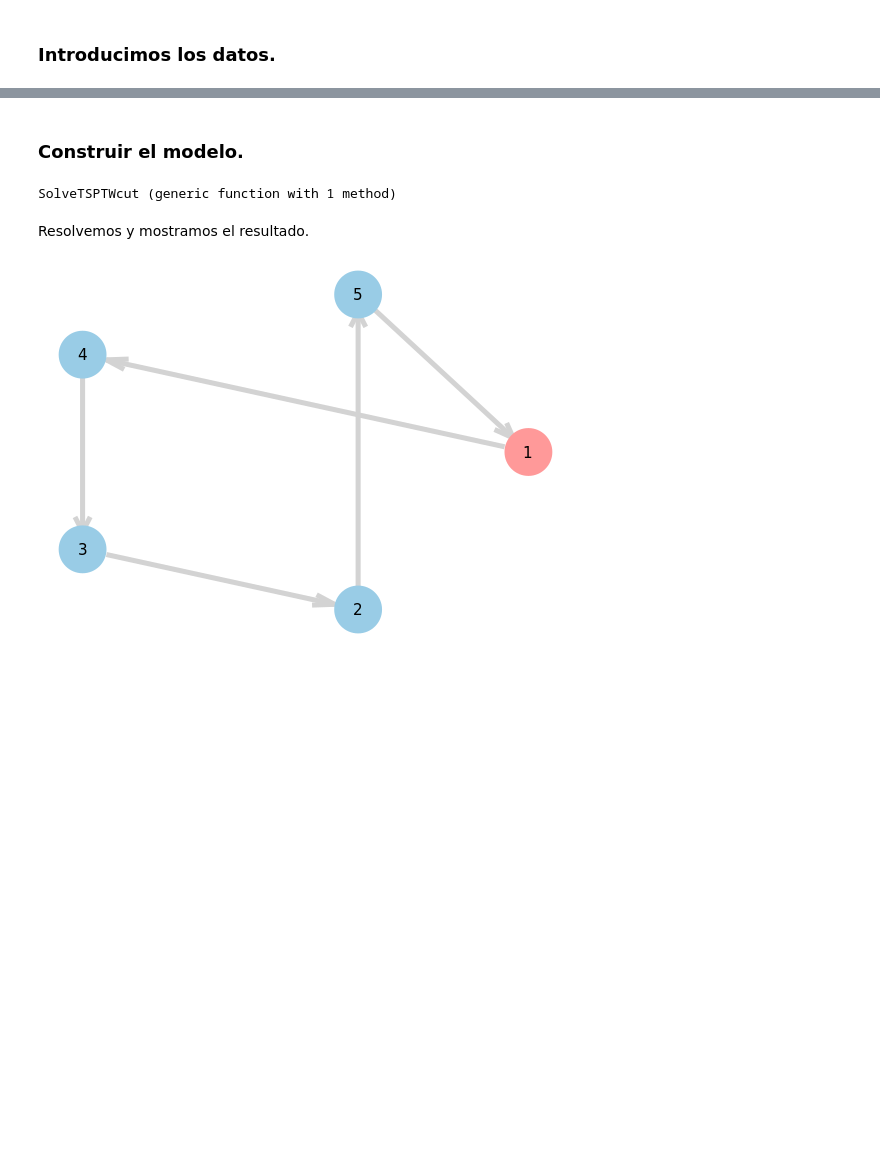
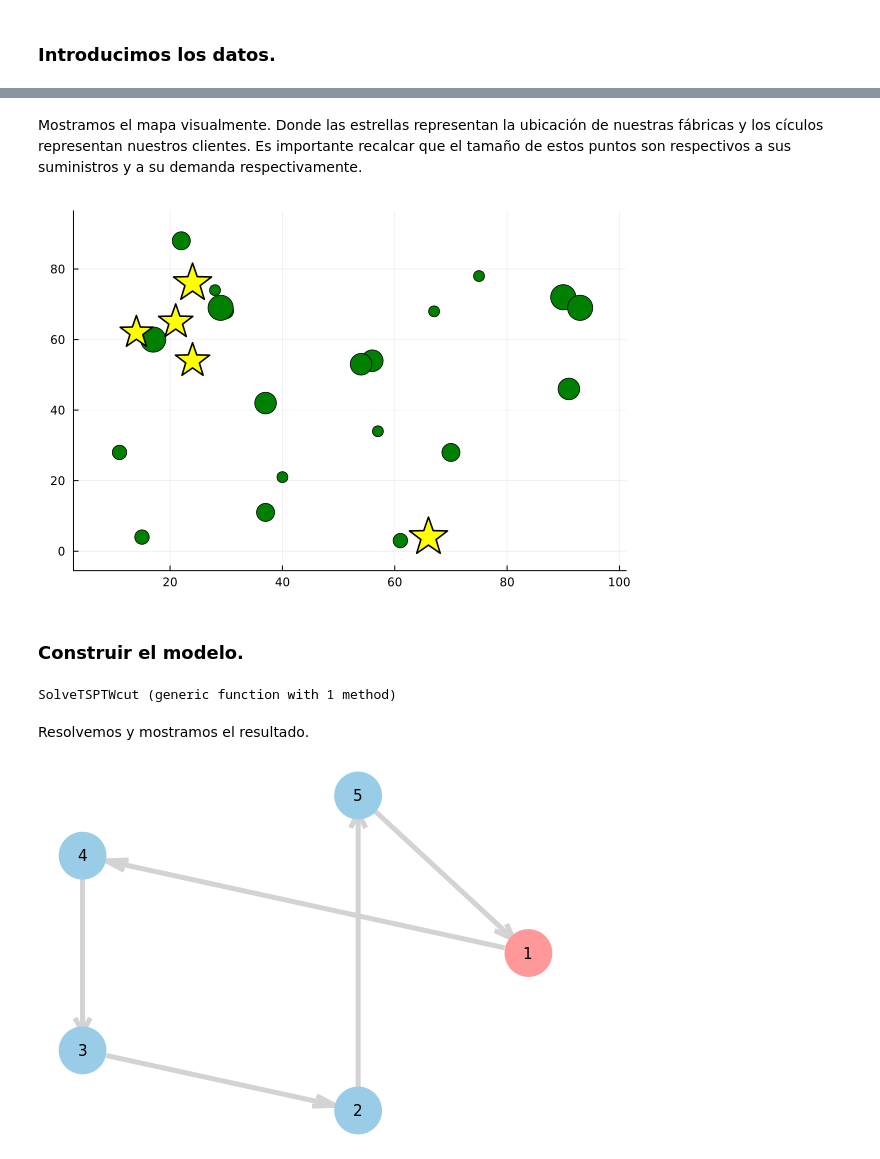
Before and after one commit to Saul-Sosa-Diaz/Ingenieria-Logistica, a Jupyter notebook: Single_allocation_CFLP.ipynb, the cells around one changed output, grey strips where cells are left out. Saved outputs shown, nothing was run; the diff lists cells and outputs as text; code cells hidden in the pictures; blank space fills up the shorter version.

```diff
--- a/Single_allocation_CFLP.ipynb
+++ b/Single_allocation_CFLP.ipynb
@@ -188,0 +64,25 @@ PlotGraph(N, C, E, L, Names)
+# %%
+n = 5    # number of factory locations
+m = 20   # number of clients
+
+Random.seed!(5678)
+
+Xf, Yf = rand(0:100,n), rand(0:100,n)   # Factory potential locations
+Xc, Yc = rand(0:100,m), rand(0:100,m)   # Clients' locations
+factory_location = [Xf,Yf]
+client_location  = [Xc,Yc]
+cost   = zeros(Float32,n,m)  # cost per unit from factory to customer
+for i=1:n, j=1:m
+    cost[i, j] = round(sqrt( (Xf[i] - Xc[j])^2 +(Yf[i] - Yc[j])^2 ),digits=0)
+end
+
+fixed  = rand(20:30 , n)     # Fixed costs on facilities
+supply = rand(15:20, n)      # supply for facilities
+demand = rand(1:5, m)        # demands for customers
+
+if sum(supply)<sum(demand)
+    println(" Hay poca disponibilidad en los almacenes y demasiada demanda en los clientes!!!")
+    println(" disponibilidad=",sum(supply)," demand=",sum(demand) )
+    p = sum(supply)/sum(demand)   # an alternative to produce a feasible problem may be to reduce the served demand!
+    demand = floor(demand/p)
+end
@@ -189,3 +157,9 @@ PlotGraph(N, C, E, L, Names)
+# %% [markdown]
+Mostramos el mapa visualmente. Donde las estrellas representan la ubicación de nuestras fábricas y los cículos representan nuestros clientes. Es importante recalcar que el tamaño de estos puntos son respectivos a sus suministros y a su demanda respectivamente.
+# %%
+DrawInstance(client_location,factory_location,supply,demand)
+# %% [output]
+[figure, added]
 # %% [markdown]
 ### Construir el modelo.
 # %%
```
Also changed, not shown: parts of 8 cells of this notebook.
